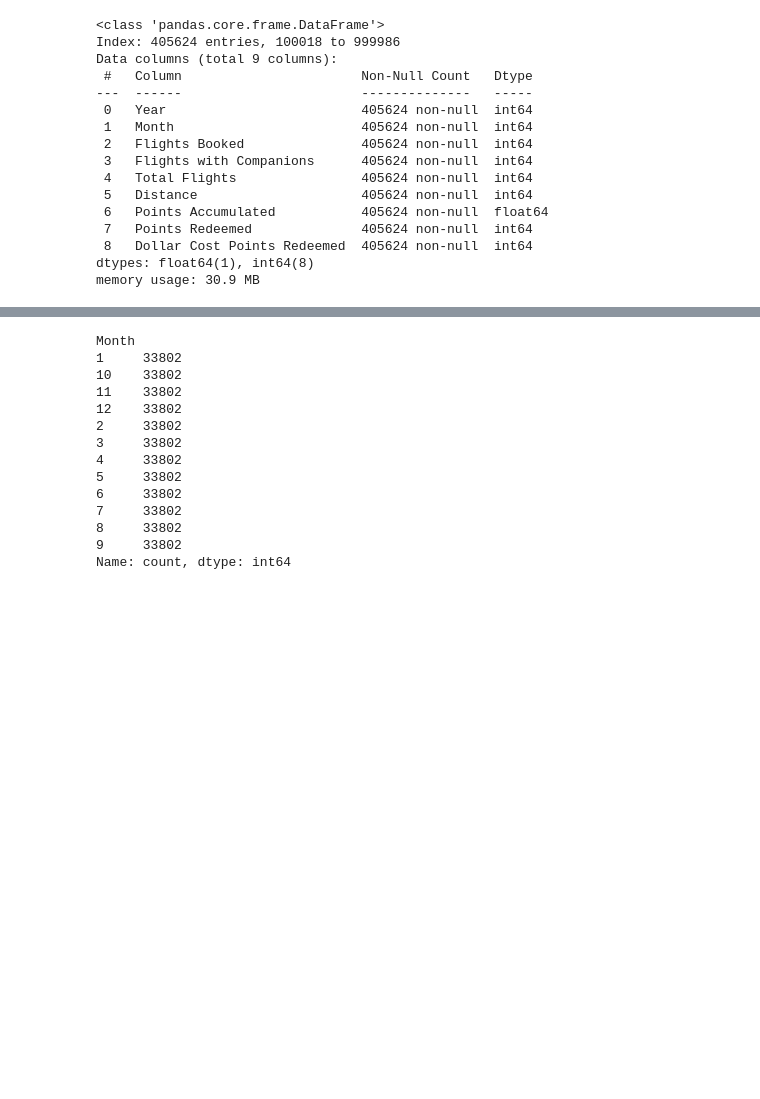
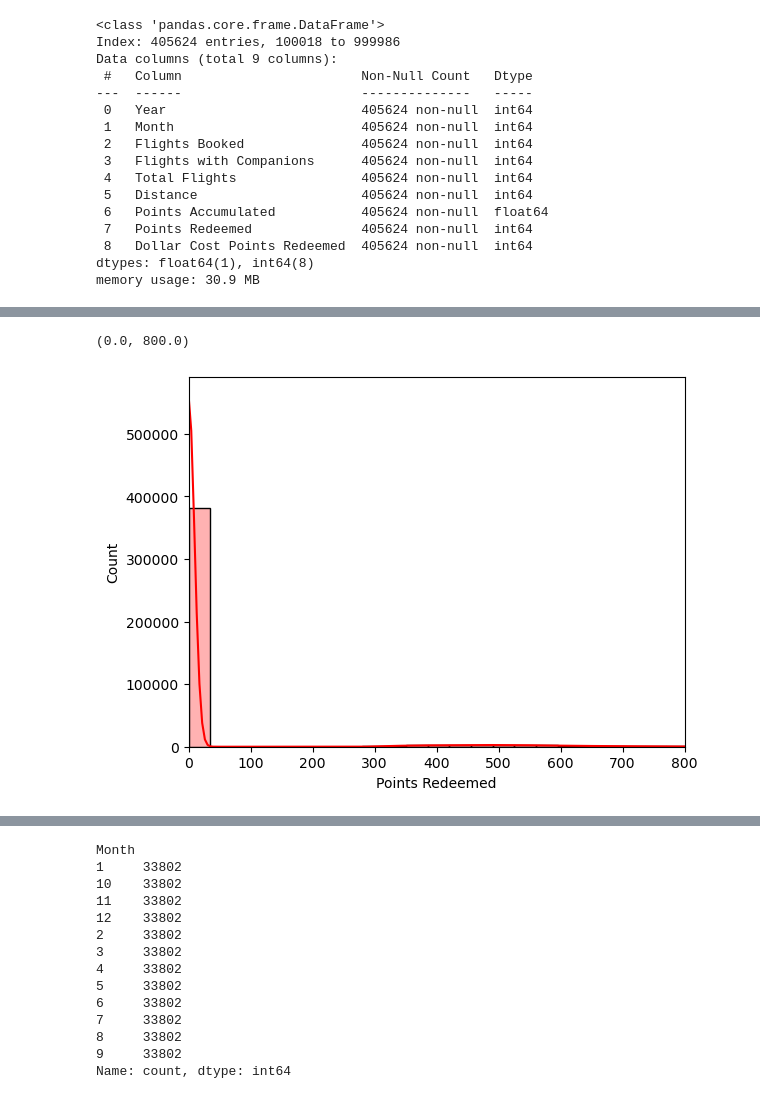
Before and after one commit to Adalab/bda-modulo-3-evaluacion-final-AndreinaTeixeira, a Jupyter notebook: evaluacion 3.ipynb, the cells around one changed output, grey strips where cells are left out. Cells and saved outputs as stored; diff of their text form; code cells hidden in the pictures; blank space fills up the shorter version.

```diff
--- a/evaluacion 3.ipynb
+++ b/evaluacion 3.ipynb
@@ -55,0 +127,6 @@ memory usage: 30.9 MB
+# %%
+sns.histplot(data=df_flight, x = 'Points Redeemed', bins = 25, kde=True, color='red', stat='count', alpha = 0.3) #distribución no es normal, sesgo a la derecha
+plt.xlim(0,800)
+# %% [output]
+(0.0, 800.0)
+[figure, added]
```
Also changed, not shown: parts of 38 cells of this notebook.
